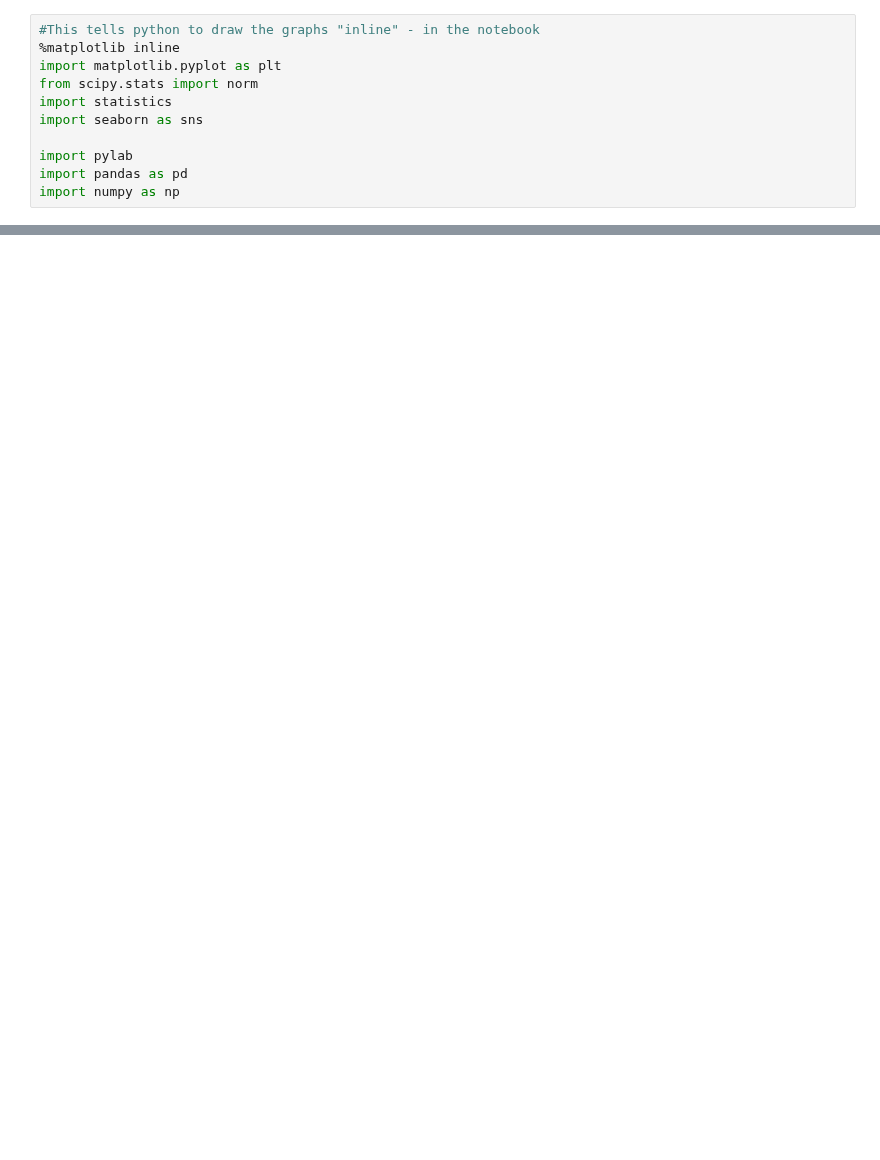
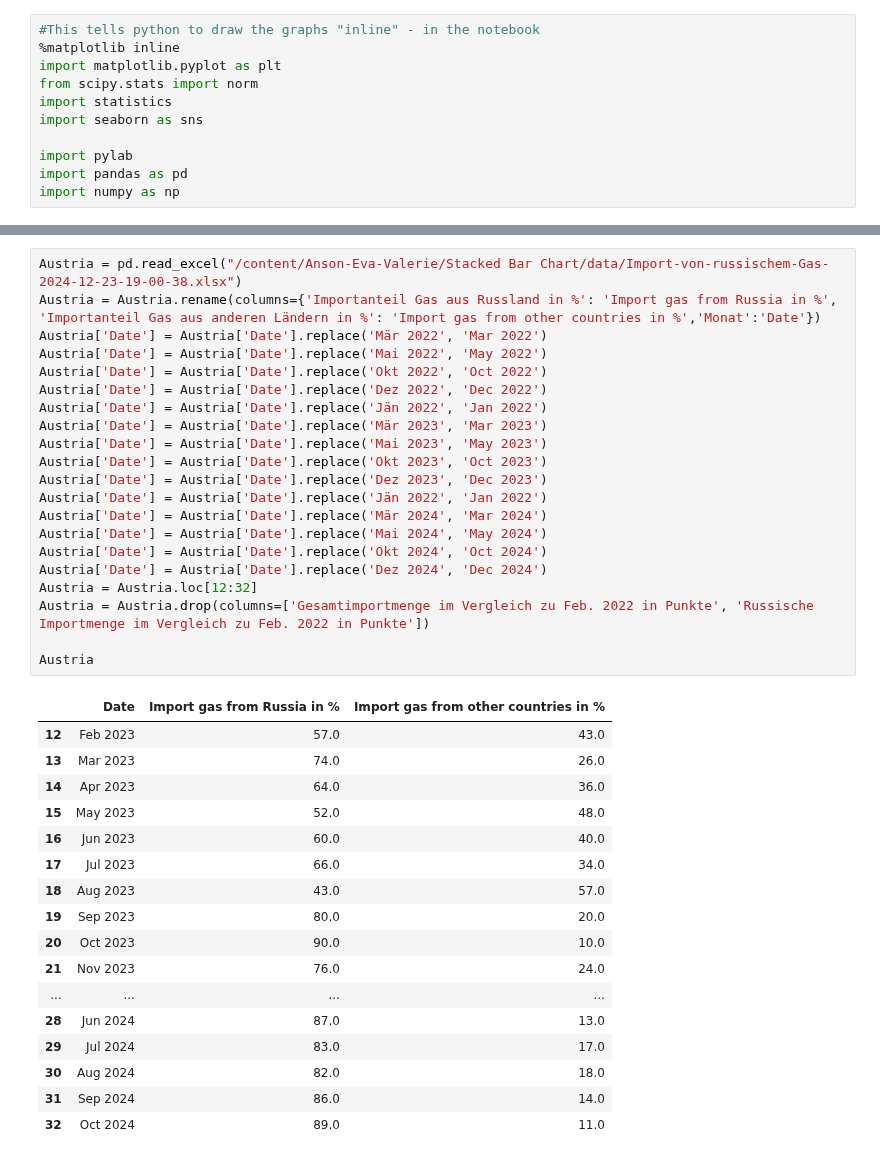
Before and after one commit to Anson422/Anson-Eva-Valerie, a Jupyter notebook: Stacked Bar Chart/A_compare.ipynb, the cells around one changed output, grey strips where cells are left out. Saved outputs shown, nothing was run; the diff lists cells and outputs as text; blank space fills up the shorter version.

```diff
--- a/Stacked Bar Chart/A_compare.ipynb
+++ b/Stacked Bar Chart/A_compare.ipynb
@@ -83,0 +36,39 @@ dfs["Estonia"]
+# %%
+Austria = pd.read_excel("/content/Anson-Eva-Valerie/Stacked Bar Chart/data/Import-von-russischem-Gas-2024-12-23-19-00-38.xlsx")
+Austria = Austria.rename(columns={'Importanteil Gas aus Russland in %': 'Import gas from Russia in %', 'Importanteil Gas aus anderen Ländern in %': 'Import gas from other countries in %','Monat':'Date'})
+Austria['Date'] = Austria['Date'].replace('Mär 2022', 'Mar 2022')
+Austria['Date'] = Austria['Date'].replace('Mai 2022', 'May 2022')
+Austria['Date'] = Austria['Date'].replace('Okt 2022', 'Oct 2022')
+Austria['Date'] = Austria['Date'].replace('Dez 2022', 'Dec 2022')
+Austria['Date'] = Austria['Date'].replace('Jän 2022', 'Jan 2022')
+Austria['Date'] = Austria['Date'].replace('Mär 2023', 'Mar 2023')
+Austria['Date'] = Austria['Date'].replace('Mai 2023', 'May 2023')
+Austria['Date'] = Austria['Date'].replace('Okt 2023', 'Oct 2023')
+Austria['Date'] = Austria['Date'].replace('Dez 2023', 'Dec 2023')
+Austria['Date'] = Austria['Date'].replace('Jän 2022', 'Jan 2022')
+Austria['Date'] = Austria['Date'].replace('Mär 2024', 'Mar 2024')
+Austria['Date'] = Austria['Date'].replace('Mai 2024', 'May 2024')
+Austria['Date'] = Austria['Date'].replace('Okt 2024', 'Oct 2024')
+Austria['Date'] = Austria['Date'].replace('Dez 2024', 'Dec 2024')
+Austria = Austria.loc[12:32]
+Austria = Austria.drop(columns=['Gesamtimportmenge im Vergleich zu Feb. 2022 in Punkte', 'Russische Importmenge im Vergleich zu Feb. 2022 in Punkte'])
+
+Austria
+# %% [output]
+|  | Date | Import gas from Russia in % | Import gas from other countries in % |
+| 12 | Feb 2023 | 57.0 | 43.0 |
+| 13 | Mar 2023 | 74.0 | 26.0 |
+| 14 | Apr 2023 | 64.0 | 36.0 |
+| 15 | May 2023 | 52.0 | 48.0 |
+| 16 | Jun 2023 | 60.0 | 40.0 |
+| 17 | Jul 2023 | 66.0 | 34.0 |
+| 18 | Aug 2023 | 43.0 | 57.0 |
+| 19 | Sep 2023 | 80.0 | 20.0 |
+| 20 | Oct 2023 | 90.0 | 10.0 |
+| 21 | Nov 2023 | 76.0 | 24.0 |
+| ... | ... | ... | ... |
+| 28 | Jun 2024 | 87.0 | 13.0 |
+| 29 | Jul 2024 | 83.0 | 17.0 |
+| 30 | Aug 2024 | 82.0 | 18.0 |
+| 31 | Sep 2024 | 86.0 | 14.0 |
+| 32 | Oct 2024 | 89.0 | 11.0 |
```
Also changed, not shown: parts of 5 cells of this notebook.
